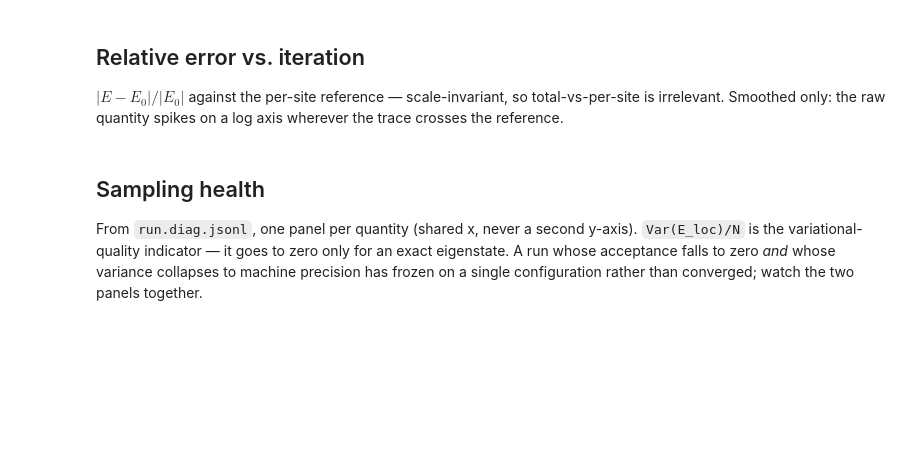
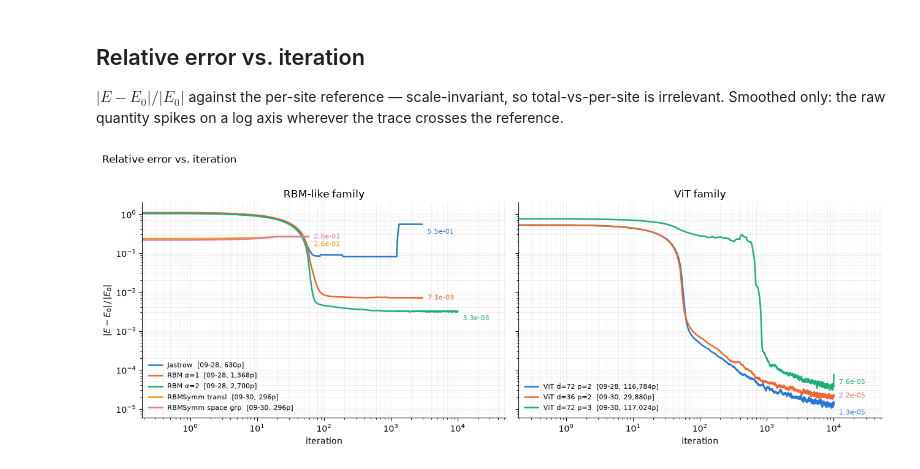
Before and after one commit to alex-shilcusky/spinbasis_2d, a Jupyter notebook: plot_ansatz_comparison.ipynb, the cells around one changed output. Saved outputs shown, nothing was run; the diff lists cells and outputs as text; code cells hidden in the pictures; blank space fills up the shorter version.

Commit message:
analyze second run

```diff
--- a/plot_ansatz_comparison.ipynb
+++ b/plot_ansatz_comparison.ipynb
@@ -233,37 +389,30 @@ $|E - E_0| / |E_0|$ against the per-site reference — scale-invariant, so
 total-vs-per-site is irrelevant. Smoothed only: the raw quantity spikes on a log
 axis wherever the trace crosses the reference.
 # %%
-
-fig, ax = plt.subplots(figsize=(8.6, 4.8))
-ends = []
-for r in runs:
-    rel = smooth(np.abs(r["E"] / r["n_sites"] - E0_PER_SITE) / abs(E0_PER_SITE),
-                 SMOOTH)
-    ax.loglog(r["iters"], rel, color=r["color"], lw=1.8, dashes=r["dash"][1],
-              label=label(r), solid_capstyle="round")
-    ends.append((r["iters"][-1], rel[-1], r["color"]))
-
-for rank, (x, y, c) in enumerate(sorted(ends, key=lambda t: t[1])):
-    ax.annotate(f"{y:.1e}", xy=(x, y), xytext=(6, -9 + 9 * (rank % 2)),
-                textcoords="offset points", ha="left", va="center",
-                fontsize=8.5, color=c)
-
-ax.set(xlabel="iteration", ylabel=r"$|E - E_0| \,/\, |E_0|$",
-       title="Relative error vs. iteration")
-ax.margins(x=0.12)
-ax.grid(alpha=0.2, lw=0.6, which="both")
-ax.set_axisbelow(True)
-for sp in ("top", "right"):
-    ax.spines[sp].set_visible(False)
-ax.legend(fontsize=8.5, loc="lower left", frameon=False)
+fig, axes = plt.subplots(1, 2, figsize=(13, 4.8), sharey=True)
+for ax, panel in zip(axes, PANELS):
+    members = [r for r in runs if r["panel"] == panel]
+    ends = []
+    for r in members:
+        rel = smooth(np.abs(r["E"] / r["n_sites"] - E0_PER_SITE) / abs(E0_PER_SITE),
+                     SMOOTH)
+        ax.loglog(r["iters"], rel, color=r["color"], lw=1.8, label=label(r),
+                  solid_capstyle="round")
+        ends.append((r["iters"][-1], rel[-1], r["color"]))
+    for rank, (x, y, c) in enumerate(sorted(ends, key=lambda t: t[1])):
+        ax.annotate(f"{y:.1e}", xy=(x, y), xytext=(6, -9 + 9 * (rank % 2)),
+                    textcoords="offset points", ha="left", va="center",
+                    fontsize=8, color=c)
+    ax.set(xlabel="iteration", title=f"{panel} family")
+    ax.margins(x=0.18)
+    ax.grid(alpha=0.2, lw=0.6, which="both")
+    ax.set_axisbelow(True)
+    for sp in ("top", "right"):
+        ax.spines[sp].set_visible(False)
+    ax.legend(fontsize=8, loc="lower left", frameon=False)
+axes[0].set_ylabel(r"$|E - E_0| \,/\, |E_0|$")
+fig.suptitle("Relative error vs. iteration", x=0.01, ha="left", fontsize=12, y=1.02)
 fig.tight_layout()
 plt.show()
+# %% [output]
+[figure, added]
-# %% [markdown]
-
-## Sampling health
-
-From `run.diag.jsonl`, one panel per quantity (shared x, never a second y-axis).
-`Var(E_loc)/N` is the variational-quality indicator — it goes to zero only for an
-exact eigenstate. A run whose acceptance falls to zero *and* whose variance
-collapses to machine precision has frozen on a single configuration rather than
-converged; watch the two panels together.
```
Also changed, not shown: parts of 16 cells of this notebook.
